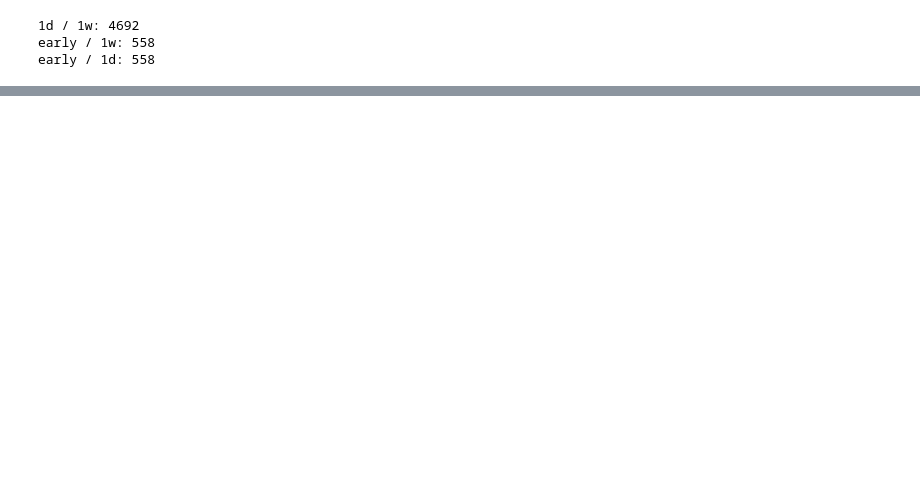
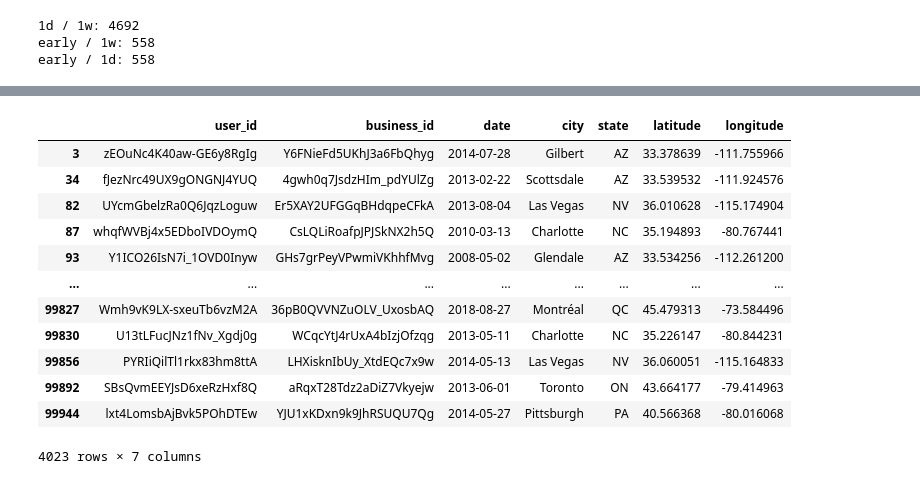
Before and after one commit to askador/data-mining-in-cybersecurity, a Jupyter notebook: data_analysis/quick_data_review/users_reviews.ipynb, the cells around one changed output, grey strips where cells are left out. Saved outputs shown, nothing was run; the diff lists cells and outputs as text; code cells hidden in the pictures; blank space fills up the shorter version.

```diff
--- a/data_analysis/quick_data_review/users_reviews.ipynb
+++ b/data_analysis/quick_data_review/users_reviews.ipynb
@@ -156,3 +156,10 @@ print(f'early / 1d: {len(early_reviewers.intersection(oneday_burst_reviewers))}'
 1d / 1w: 4692
 early / 1w: 558
 early / 1d: 558
+# %%
+from data.paths.parquet_paths import BUSINESS
+from data_analysis.utils import business
+
+business_df = pd.read_parquet(str(BUSINESS))
+business_df = business.prepare_business_df(business_df)
+business_df.info()
@@ -158,0 +184,24 @@ early / 1d: 558
+# %%
+# Searching for home state
+# taking users activity
+# grouping by user
+# checking for the most visted / visited for longest time
+
+review_place_df = review_user_df[['user_id', 'business_id', 'date']]
+review_place_df = review_place_df.join(business_df[['city', 'state', 'latitude', 'longitude']], rsuffix='_business', on='business_id')
+review_place_df = review_place_df.dropna()
+review_place_df
+# %% [output]
+|  | user_id | business_id | date | city | state | latitude | longitude |
+| 3 | zEOuNc4K40aw-GE6y8RgIg | Y6FNieFd5UKhJ3a6FbQhyg | 2014-07-28 | Gilbert | AZ | 33.378639 | -111.755966 |
+| 34 | fJezNrc49UX9gONGNJ4YUQ | 4gwh0q7JsdzHIm_pdYUlZg | 2013-02-22 | Scottsdale | AZ | 33.539532 | -111.924576 |
+| 82 | UYcmGbelzRa0Q6JqzLoguw | Er5XAY2UFGGqBHdqpeCFkA | 2013-08-04 | Las Vegas | NV | 36.010628 | -115.174904 |
+| 87 | whqfWVBj4x5EDboIVDOymQ | CsLQLiRoafpJPJSkNX2h5Q | 2010-03-13 | Charlotte | NC | 35.194893 | -80.767441 |
+| 93 | Y1ICO26IsN7i_1OVD0Inyw | GHs7grPeyVPwmiVKhhfMvg | 2008-05-02 | Glendale | AZ | 33.534256 | -112.261200 |
+| ... | ... | ... | ... | ... | ... | ... | ... |
+| 99827 | Wmh9vK9LX-sxeuTb6vzM2A | 36pB0QVVNZuOLV_UxosbAQ | 2018-08-27 | Montréal | QC | 45.479313 | -73.584496 |
+| 99830 | U13tLFucJNz1fNv_Xgdj0g | WCqcYtJ4rUxA4bIzjOfzqg | 2013-05-11 | Charlotte | NC | 35.226147 | -80.844231 |
+| 99856 | PYRIiQilTl1rkx83hm8ttA | LHXisknIbUy_XtdEQc7x9w | 2014-05-13 | Las Vegas | NV | 36.060051 | -115.164833 |
+| 99892 | SBsQvmEEYJsD6xeRzHxf8Q | aRqxT28Tdz2aDiZ7Vkyejw | 2013-06-01 | Toronto | ON | 43.664177 | -79.414963 |
+| 99944 | lxt4LomsbAjBvk5POhDTEw | YJU1xKDxn9k9JhRSUQU7Qg | 2014-05-27 | Pittsburgh | PA | 40.566368 | -80.016068 |
+4023 rows × 7 columns
```
Also changed, not shown: parts of 8 cells of this notebook.
